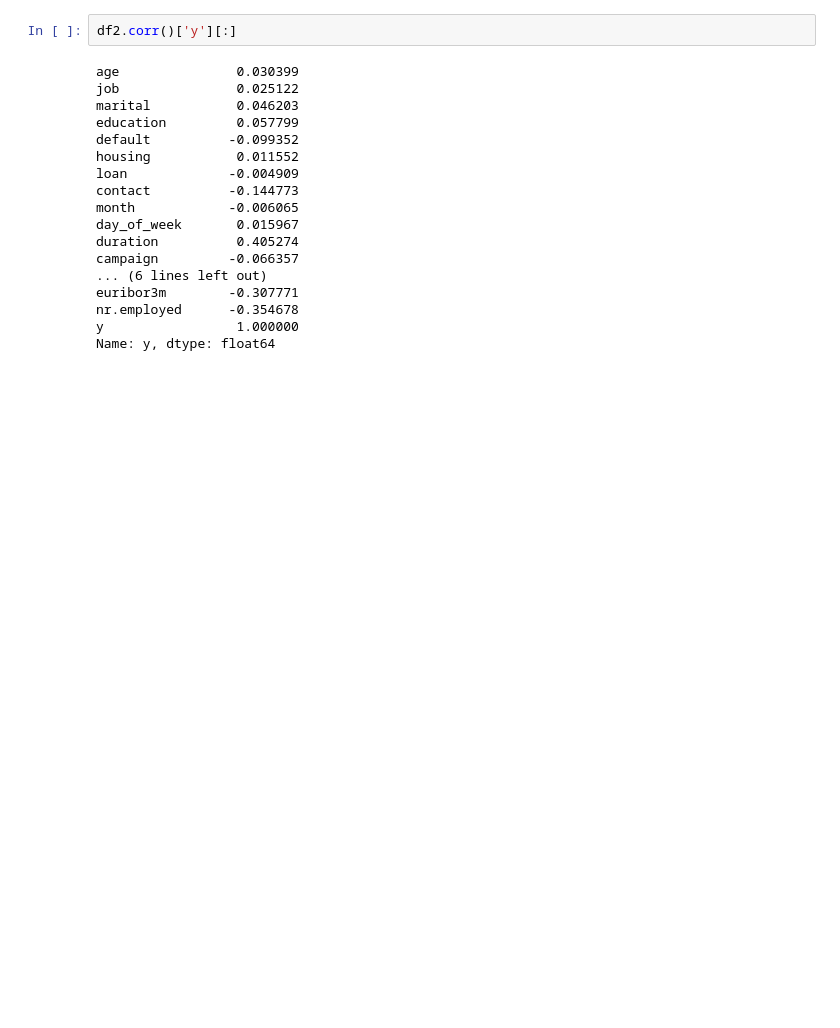
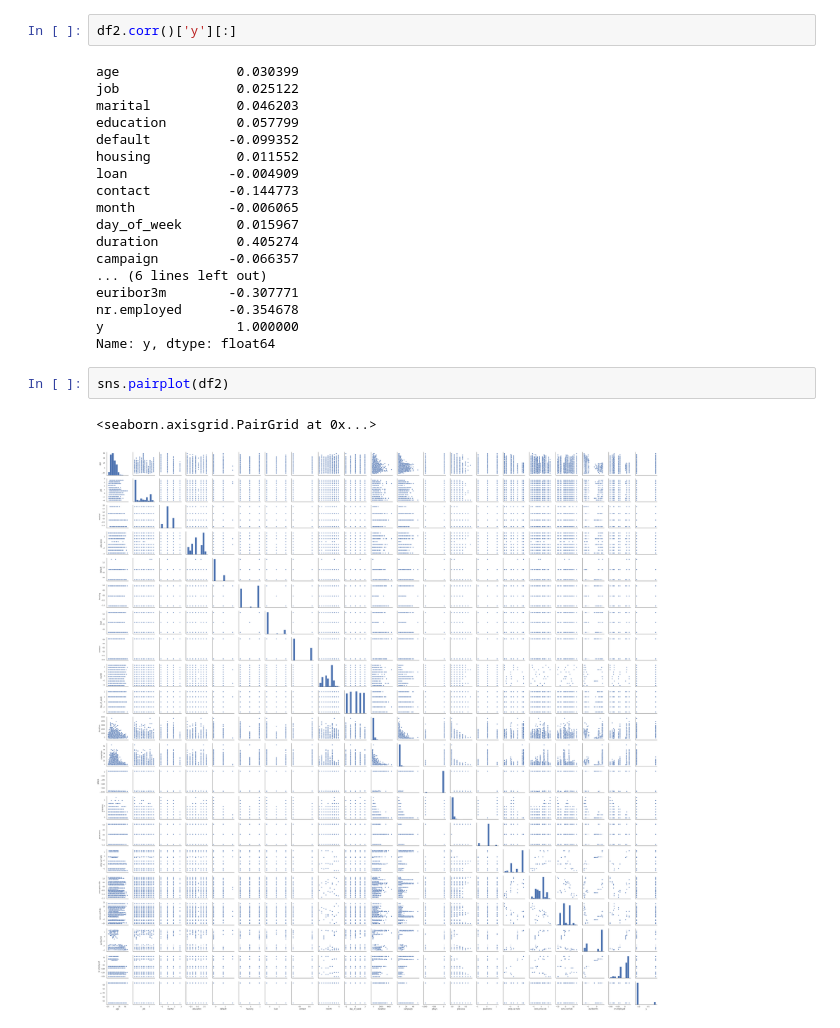
Before and after one commit to eepgwde/pyeg0, a Jupyter notebook: fca/checks0.ipynb, the cells around one changed output. Drawn from its saved outputs; the diff is of its cells as text; blank space fills up the shorter version.

```diff
--- a/fca/checks0.ipynb
+++ b/fca/checks0.ipynb
@@ -300,3 +308,8 @@ euribor3m        -0.307771
 nr.employed      -0.354678
 y                 1.000000
 Name: y, dtype: float64
+# %%
+sns.pairplot(df2)
+# %% [output]
+<seaborn.axisgrid.PairGrid at 0x...>
+[figure, added]
```
Also changed, not shown: parts of 7 cells of this notebook, 6 other files.
